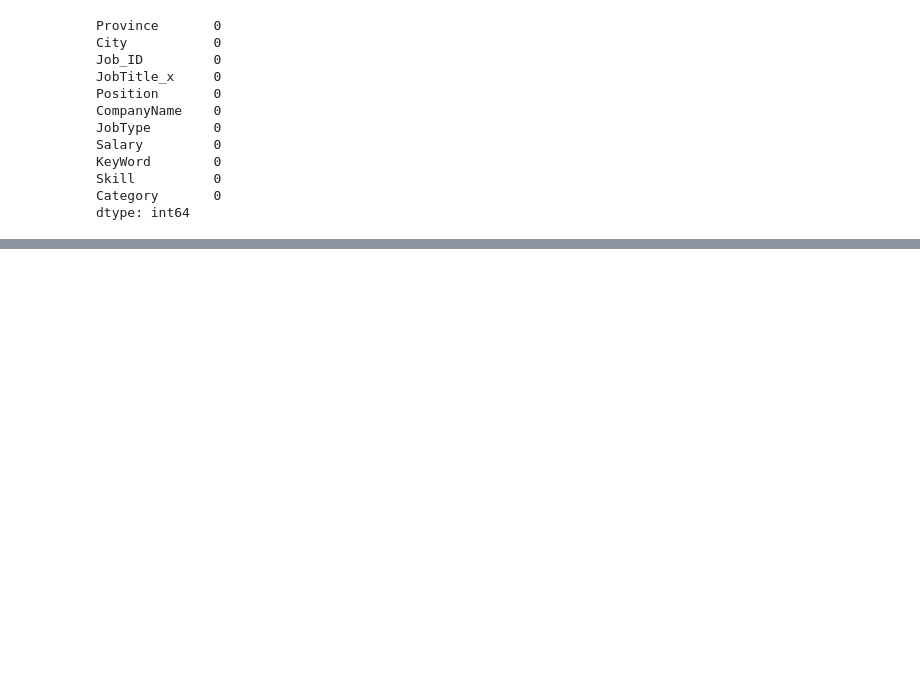
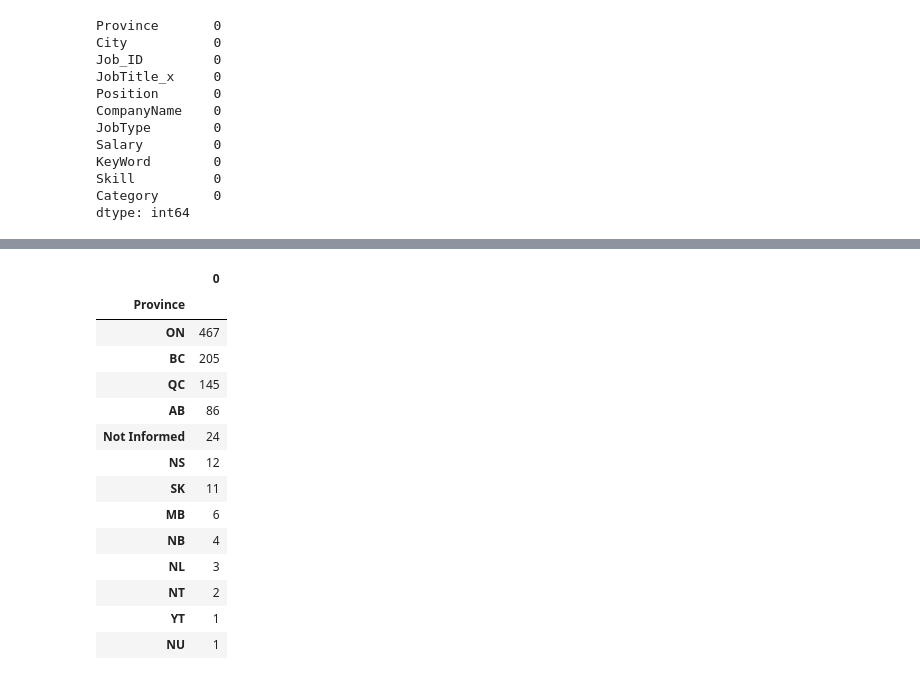
Before and after one commit to lararm/DataScience, a Jupyter notebook: FinalProject/Data Science Jobs Analyze - complete version.ipynb, the cells around one changed output, grey strips where cells are left out. Drawn from its saved outputs; the diff is of its cells as text; code cells hidden in the pictures; blank space fills up the shorter version.

```diff
--- a/FinalProject/Data Science Jobs Analyze - complete version.ipynb
+++ b/FinalProject/Data Science Jobs Analyze - complete version.ipynb
@@ -327,3 +326,26 @@ Jobs_Province
 | NU | 1 |
+# %%
+test = df_jobs.groupby(['Job_ID']).last()
+# test
+final_1 = test.groupby(['Province',]).size().sort_values(ascending=False)
+final = pd.DataFrame(final_1)
+final
+# df_jobs.groupby(['Province','Job_ID']).size()
+# %% [output]
+|  | 0 |
+| Province |  |
+| ON | 467 |
+| BC | 205 |
+| QC | 145 |
+| AB | 86 |
+| Not Informed | 24 |
+| NS | 12 |
+| SK | 11 |
+| MB | 6 |
+| NB | 4 |
+| NL | 3 |
+| NT | 2 |
+| YT | 1 |
+| NU | 1 |
 # %%
 # Plotting the Provinces by Job
```
Also changed, not shown: parts of 7 cells of this notebook.
